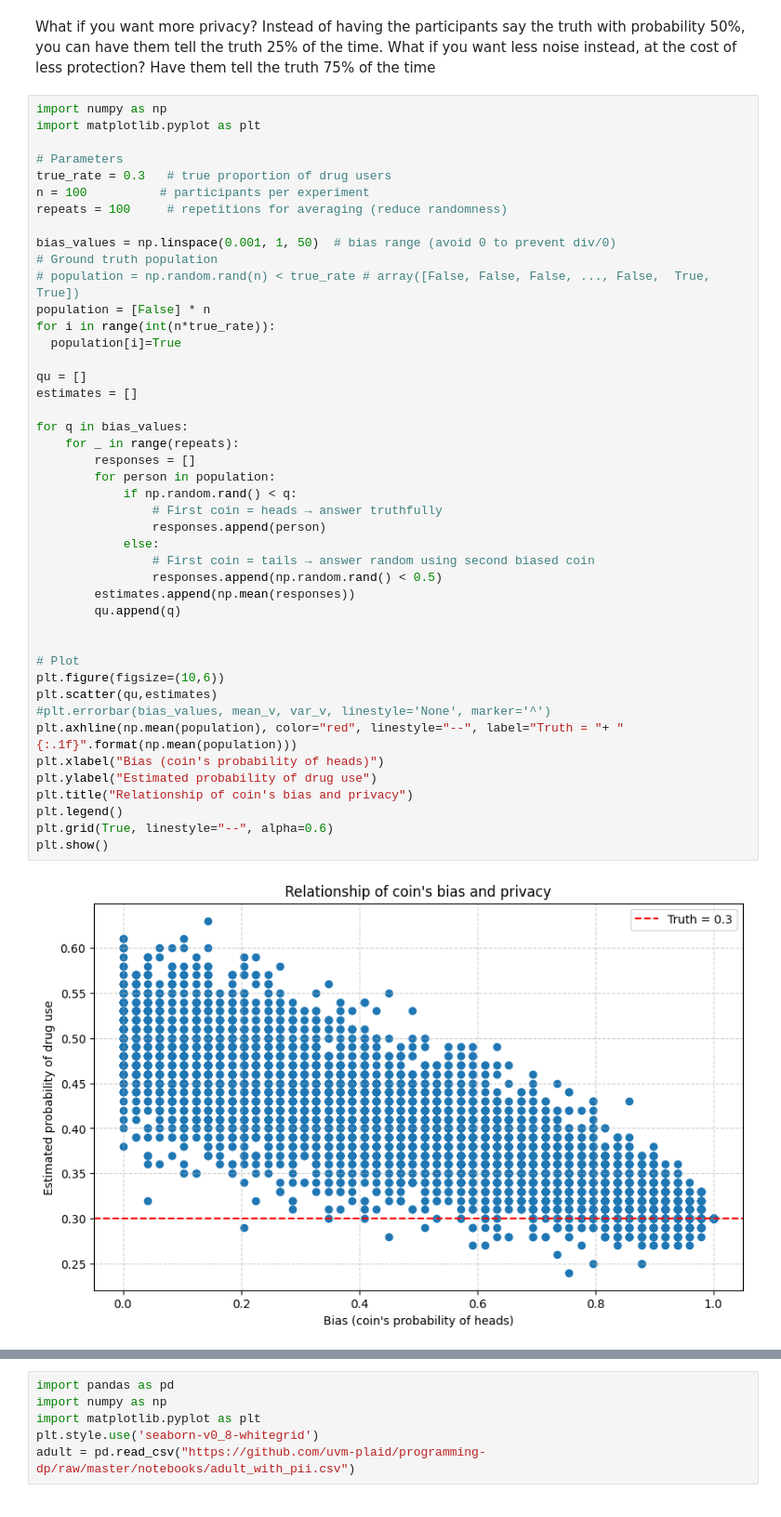
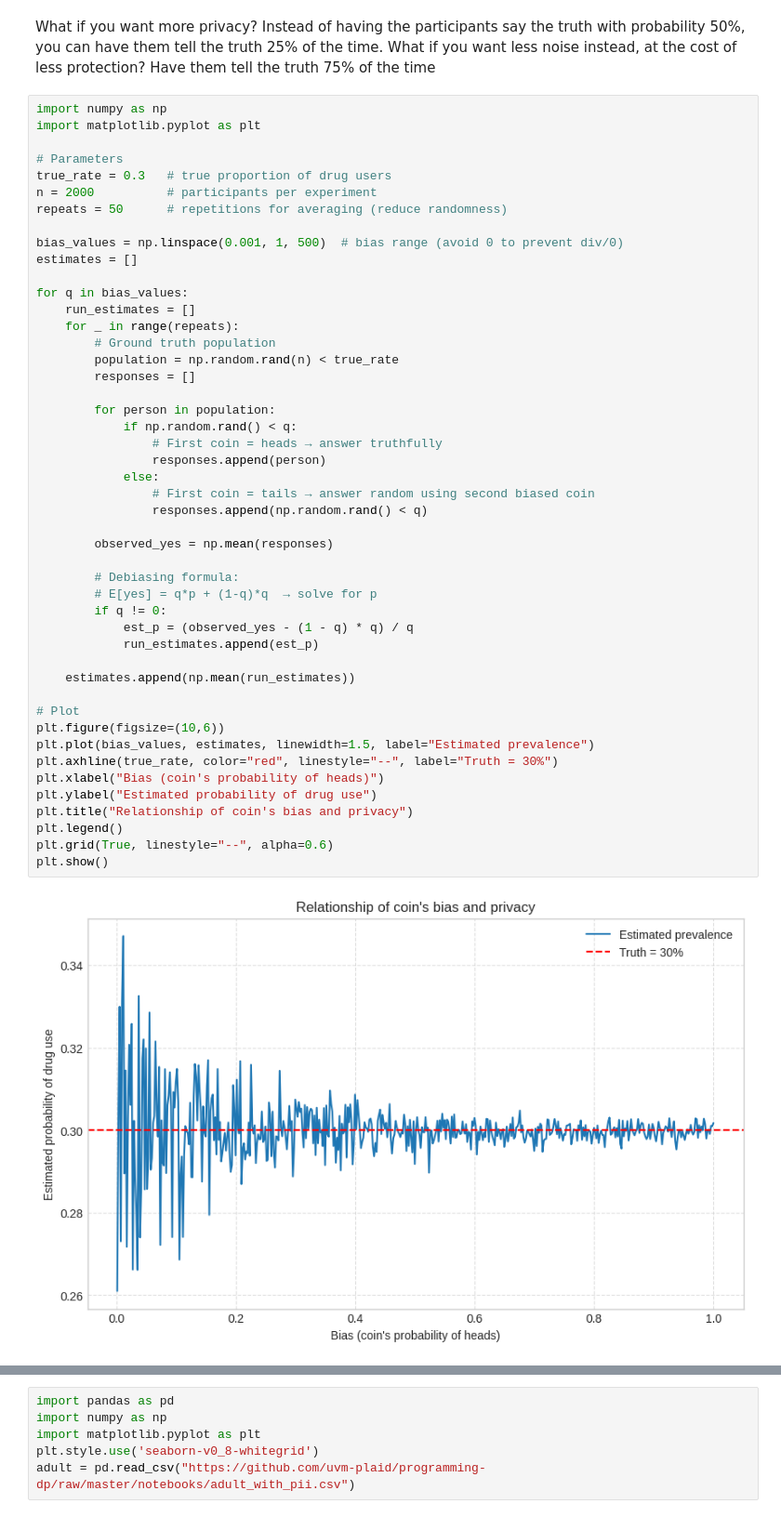
Before and after one commit to andreavitaletti/colab, a Jupyter notebook: programming_differential_privacy/notebooks/chap3_new.ipynb, the cells around one changed output, grey strips where cells are left out. Shown at 93% size. Saved outputs shown, nothing was run; the diff lists cells and outputs as text.

```diff
--- a/programming_differential_privacy/notebooks/chap3_new.ipynb
+++ b/programming_differential_privacy/notebooks/chap3_new.ipynb
@@ -45,46 +45,49 @@ What if you want more privacy? Instead of having the participants say the truth
 # %%
 import numpy as np
 import matplotlib.pyplot as plt
 
 # Parameters
 true_rate = 0.3   # true proportion of drug users
-n = 100          # participants per experiment
-repeats = 100     # repetitions for averaging (reduce randomness)
+n = 2000          # participants per experiment
+repeats = 50      # repetitions for averaging (reduce randomness)
 
-bias_values = np.linspace(0.001, 1, 50)  # bias range (avoid 0 to prevent div/0)
-# Ground truth population
-# population = np.random.rand(n) < true_rate # array([False, False, False, ..., False,  True,  True])
-population = [False] * n
-for i in range(int(n*true_rate)):
-  population[i]=True
-
-qu = []
+bias_values = np.linspace(0.001, 1, 500)  # bias range (avoid 0 to prevent div/0)
 estimates = []
 
 for q in bias_values:
+    run_estimates = []
     for _ in range(repeats):
+        # Ground truth population
+        population = np.random.rand(n) < true_rate
         responses = []
+
         for person in population:
             if np.random.rand() < q:
                 # First coin = heads → answer truthfully
                 responses.append(person)
             else:
                 # First coin = tails → answer random using second biased coin
-                responses.append(np.random.rand() < 0.5)
-        estimates.append(np.mean(responses))
-        qu.append(q)
+                responses.append(np.random.rand() < q)
 
+        observed_yes = np.mean(responses)
+
+        # Debiasing formula:
+        # E[yes] = q*p + (1-q)*q  → solve for p
+        if q != 0:
+            est_p = (observed_yes - (1 - q) * q) / q
+            run_estimates.append(est_p)
+
+    estimates.append(np.mean(run_estimates))
 
 # Plot
 plt.figure(figsize=(10,6))
-plt.scatter(qu,estimates)
-#plt.errorbar(bias_values, mean_v, var_v, linestyle='None', marker='^')
-plt.axhline(np.mean(population), color="red", linestyle="--", label="Truth = "+ "{:.1f}".format(np.mean(population)))
+plt.plot(bias_values, estimates, linewidth=1.5, label="Estimated prevalence")
+plt.axhline(true_rate, color="red", linestyle="--", label="Truth = 30%")
 plt.xlabel("Bias (coin's probability of heads)")
 plt.ylabel("Estimated probability of drug use")
 plt.title("Relationship of coin's bias and privacy")
 plt.legend()
 plt.grid(True, linestyle="--", alpha=0.6)
 plt.show()
 # %% [output]
-[figure, old version]
+[figure, new version]
```
Also changed, not shown: parts of 1 cell of this notebook.
